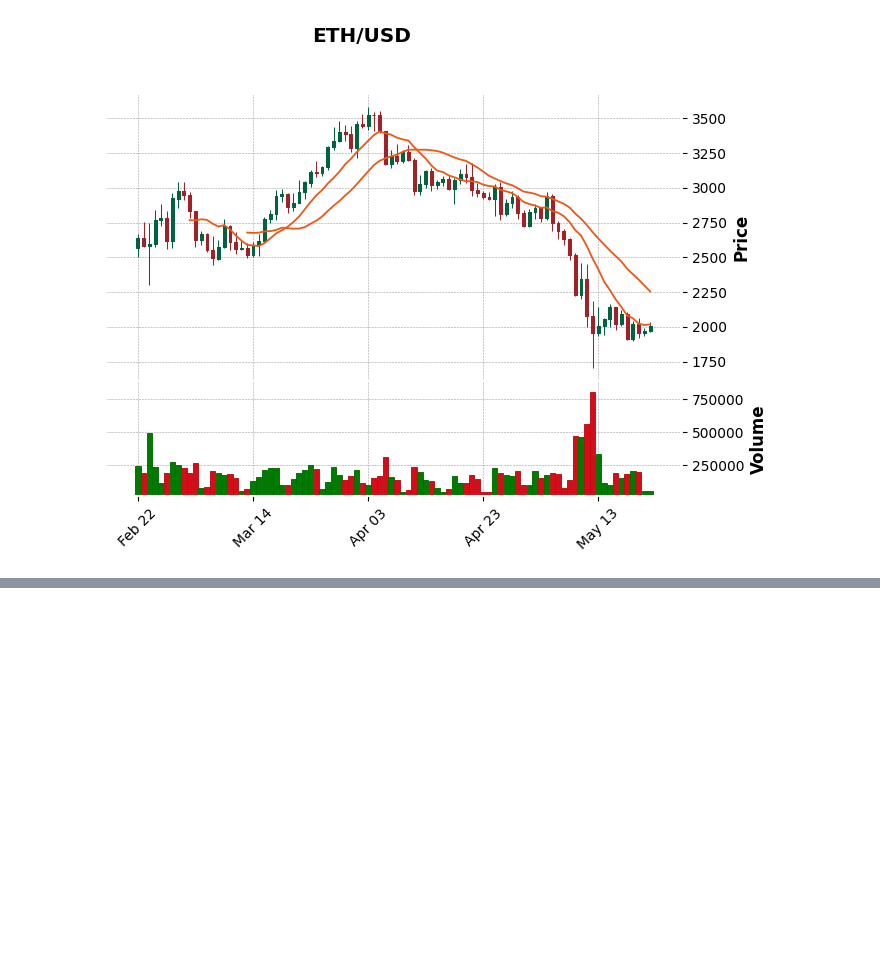
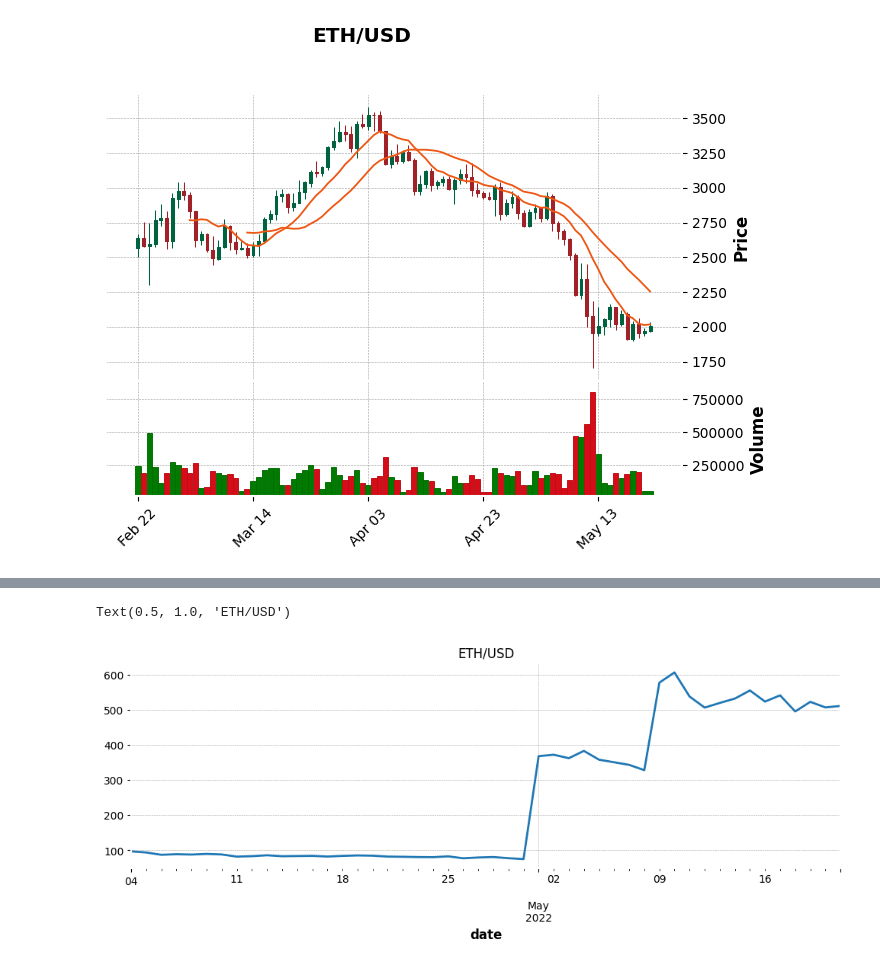
Before and after one commit to finnnilsen90/finance-blockchain_analysis, a Jupyter notebook: portfolio_analysis.ipynb, the cells around one changed output, grey strips where cells are left out. Saved outputs shown, nothing was run; the diff lists cells and outputs as text; code cells hidden in the pictures; blank space fills up the shorter version.

```diff
--- a/portfolio_analysis.ipynb
+++ b/portfolio_analysis.ipynb
@@ -71,0 +64,8 @@ ImportError: cannot import name 'account_look' from 'finn_finance' (C:\Users\fni
+# %%
+df_eth = crypto_account(transactions,'ETH/USD').crypto_dollar_value()
+
+print('Ethereum Value on '+str(df_eth.index.array[len(df_eth)-1])+': $'+str(df_eth.iloc[len(df_eth)-1]['account_value']['close']))
+pyplot.rcParams["figure.figsize"] = [12, 3.50]
+df_eth.plot.line(legend=None)
+pyplot.title('ETH/USD')
+# %% [output]
@@ -72,3 +73,5 @@ ImportError: cannot import name 'account_look' from 'finn_finance' (C:\Users\fni
+Text(0.5, 1.0, 'ETH/USD')
+[figure, added]
 # %%
 # Stock market data analysis commodities
 
```
Also changed, not shown: parts of 6 cells of this notebook.
